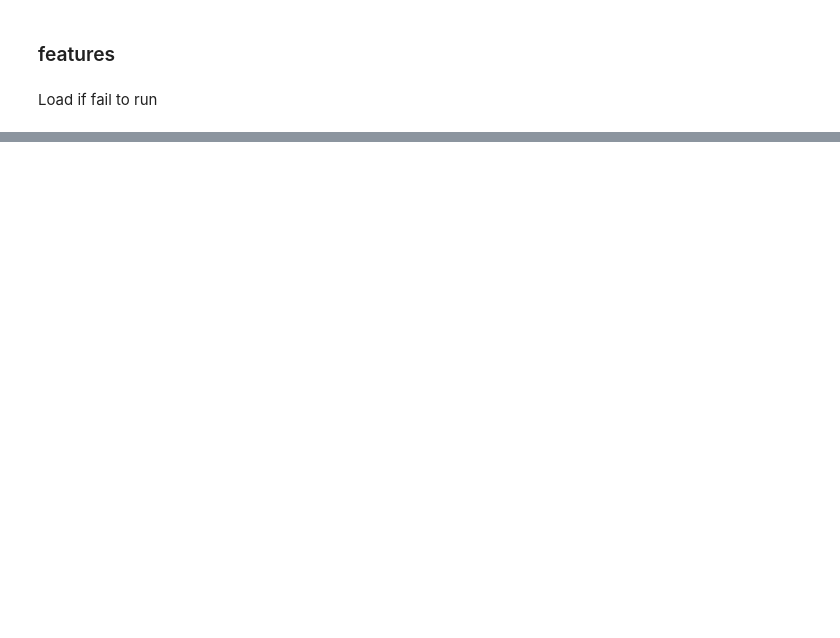
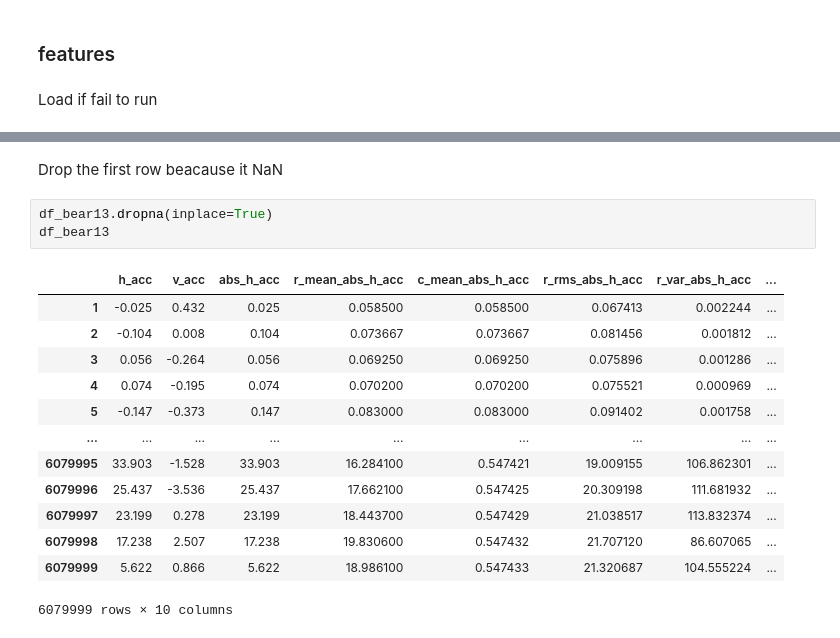
Before and after one commit to TamaVux/PdM, a Jupyter notebook: Pronostia/Pronostia.ipynb, the cells around one changed output, grey strips where cells are left out. Drawn from its saved outputs; the diff is of its cells as text; blank space fills up the shorter version.

```diff
--- a/Pronostia/Pronostia.ipynb
+++ b/Pronostia/Pronostia.ipynb
@@ -499,0 +462,19 @@ df_bear13.drop(['mean_abs_h_acc','rms_abs_h_acc','skew_abs_h_acc'],axis = 1)
+# %% [markdown]
+Drop the first row beacause it NaN
+# %%
+df_bear13.dropna(inplace=True)
+df_bear13
+# %% [output]
+|  | h_acc | v_acc | abs_h_acc | r_mean_abs_h_acc | c_mean_abs_h_acc | r_rms_abs_h_acc | r_var_abs_h_acc | ... |
+| 1 | -0.025 | 0.432 | 0.025 | 0.058500 | 0.058500 | 0.067413 | 0.002244 | ... |
+| 2 | -0.104 | 0.008 | 0.104 | 0.073667 | 0.073667 | 0.081456 | 0.001812 | ... |
+| 3 | 0.056 | -0.264 | 0.056 | 0.069250 | 0.069250 | 0.075896 | 0.001286 | ... |
+| 4 | 0.074 | -0.195 | 0.074 | 0.070200 | 0.070200 | 0.075521 | 0.000969 | ... |
+| 5 | -0.147 | -0.373 | 0.147 | 0.083000 | 0.083000 | 0.091402 | 0.001758 | ... |
+| ... | ... | ... | ... | ... | ... | ... | ... | ... |
+| 6079995 | 33.903 | -1.528 | 33.903 | 16.284100 | 0.547421 | 19.009155 | 106.862301 | ... |
+| 6079996 | 25.437 | -3.536 | 25.437 | 17.662100 | 0.547425 | 20.309198 | 111.681932 | ... |
+| 6079997 | 23.199 | 0.278 | 23.199 | 18.443700 | 0.547429 | 21.038517 | 113.832374 | ... |
+| 6079998 | 17.238 | 2.507 | 17.238 | 19.830600 | 0.547432 | 21.707120 | 86.607065 | ... |
+| 6079999 | 5.622 | 0.866 | 5.622 | 18.986100 | 0.547433 | 21.320687 | 104.555224 | ... |
+6079999 rows × 10 columns
```
Also changed, not shown: parts of 23 cells of this notebook.
